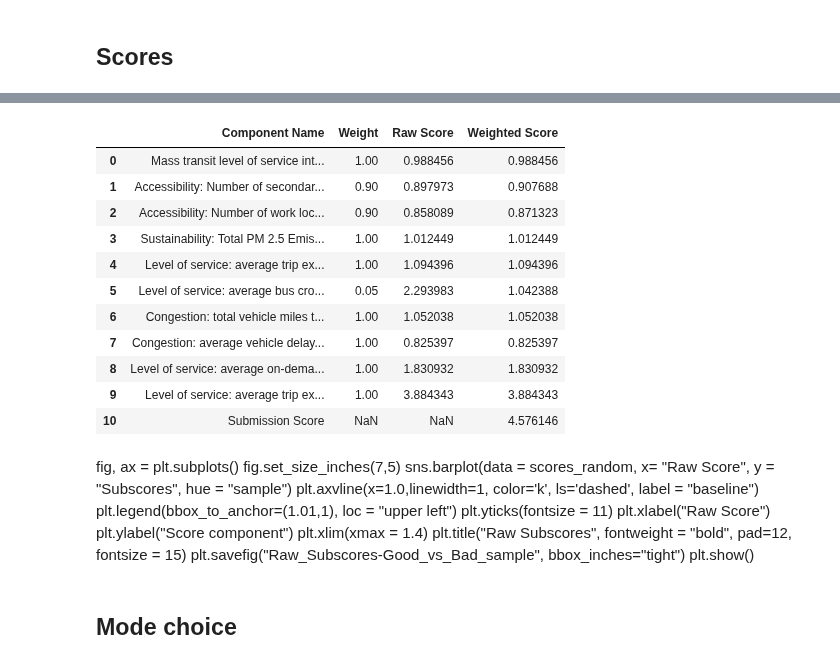
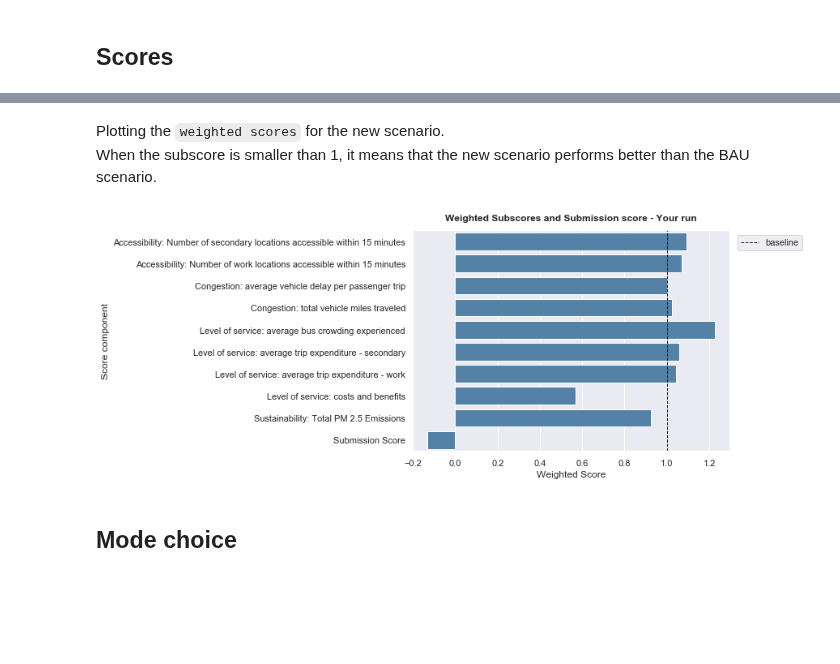
Before and after one commit to bistro-its-berkeley/BISTRO-Starter-Kit, a Jupyter notebook: examples/Visualization.ipynb, the cells around one changed output, grey strips where cells are left out. Cells and saved outputs as stored; diff of their text form; code cells hidden in the pictures; blank space fills up the shorter version.

```diff
--- a/examples/Visualization.ipynb
+++ b/examples/Visualization.ipynb
@@ -274,34 +231,12 @@ process_weighted_scores_to_plot(scores_path)
-# %%
-scores = pd.read_csv(scores_path)
-scores
-# %% [output]
-|  | Component Name | Weight | Raw Score | Weighted Score |
-| 0 | Mass transit level of service int... | 1.00 | 0.988456 | 0.988456 |
-| 1 | Accessibility: Number of secondar... | 0.90 | 0.897973 | 0.907688 |
-| 2 | Accessibility: Number of work loc... | 0.90 | 0.858089 | 0.871323 |
-| 3 | Sustainability: Total PM 2.5 Emis... | 1.00 | 1.012449 | 1.012449 |
-| 4 | Level of service: average trip ex... | 1.00 | 1.094396 | 1.094396 |
-| 5 | Level of service: average bus cro... | 0.05 | 2.293983 | 1.042388 |
-| 6 | Congestion: total vehicle miles t... | 1.00 | 1.052038 | 1.052038 |
-| 7 | Congestion: average vehicle delay... | 1.00 | 0.825397 | 0.825397 |
-| 8 | Level of service: average on-dema... | 1.00 | 1.830932 | 1.830932 |
-| 9 | Level of service: average trip ex... | 1.00 | 3.884343 | 3.884343 |
-| 10 | Submission Score | NaN | NaN | 4.576146 |
-# %% [markdown]
-
-
-fig, ax = plt.subplots()
-fig.set_size_inches(7,5)
-sns.barplot(data = scores_random, x= "Raw Score", y = "Subscores", hue = "sample")
-plt.axvline(x=1.0,linewidth=1, color='k', ls='dashed', label = "baseline")
-plt.legend(bbox_to_anchor=(1.01,1), loc = "upper left")
-plt.yticks(fontsize = 11)
-plt.xlabel("Raw Score")
-plt.ylabel("Score component")
-plt.xlim(xmax = 1.4)
-plt.title("Raw Subscores", fontweight = "bold", pad=12, fontsize = 15)
-plt.savefig("Raw_Subscores-Good_vs_Bad_sample", bbox_inches="tight")
-plt.show()
+# %%
+scores_path = Path(r"/Users/vgolfi/Documents/Results_Exploration/Random_Exploration_3/output_C9_RS17-270gx9sc/sioux_faux/sioux_faux-15k__2019-02-06_19-15-10/competition/submissionScores.csv")
+# scores_path = path_output_folder /COMPETITION / "submissionScores.csv"
+# %% [markdown]
+Plotting the `weighted scores` for the new scenario. <br> When the subscore is smaller than 1, it means that the new scenario performs better than the BAU scenario.
+# %%
+_ = viz.plot_weighted_scores(scores_path, "Your run")
+# %% [output]
+[figure, added]
 # %% [markdown]
 ## Mode choice
 # %% [markdown]
```
Also changed, not shown: parts of 19 cells of this notebook, 6 other files.
